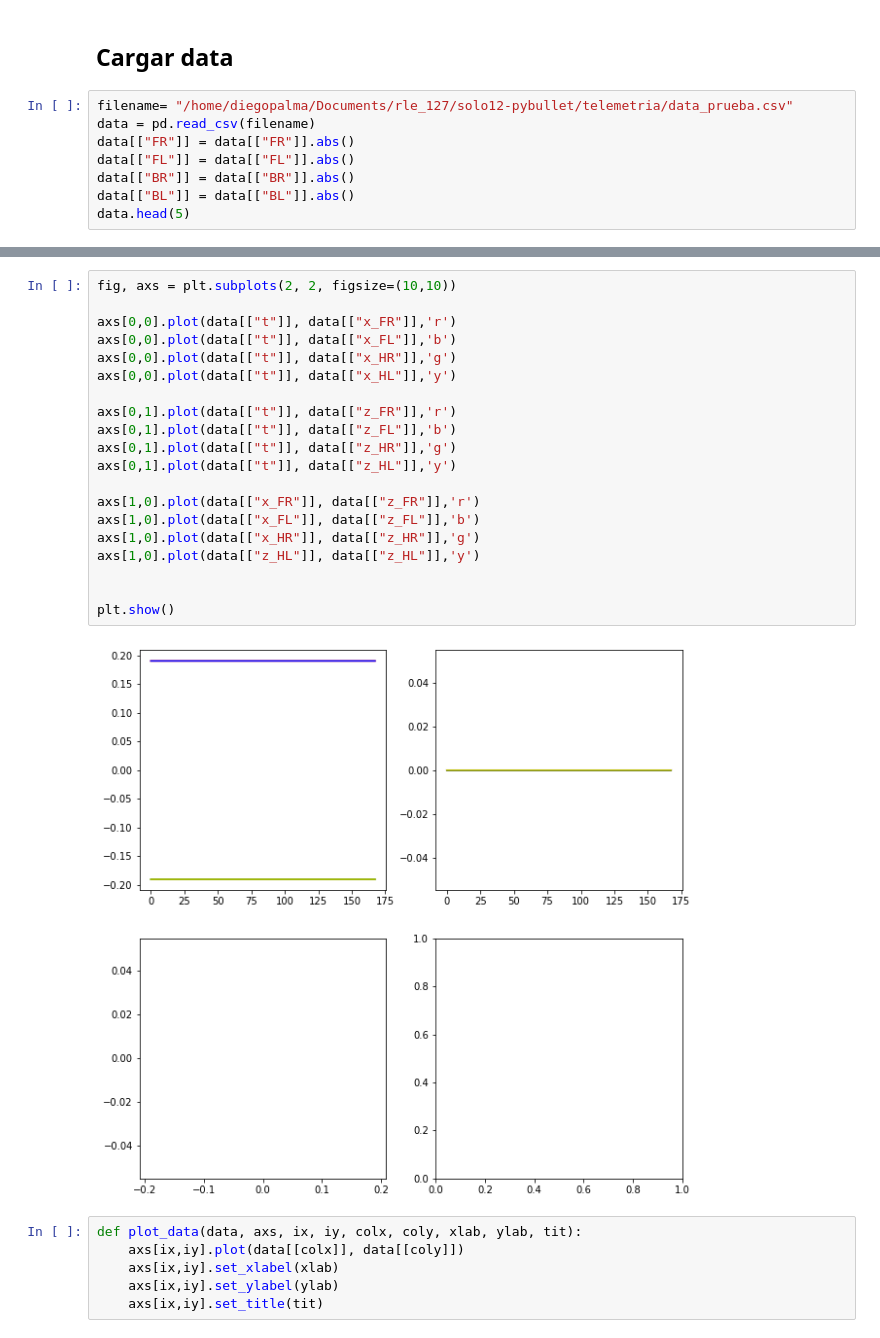
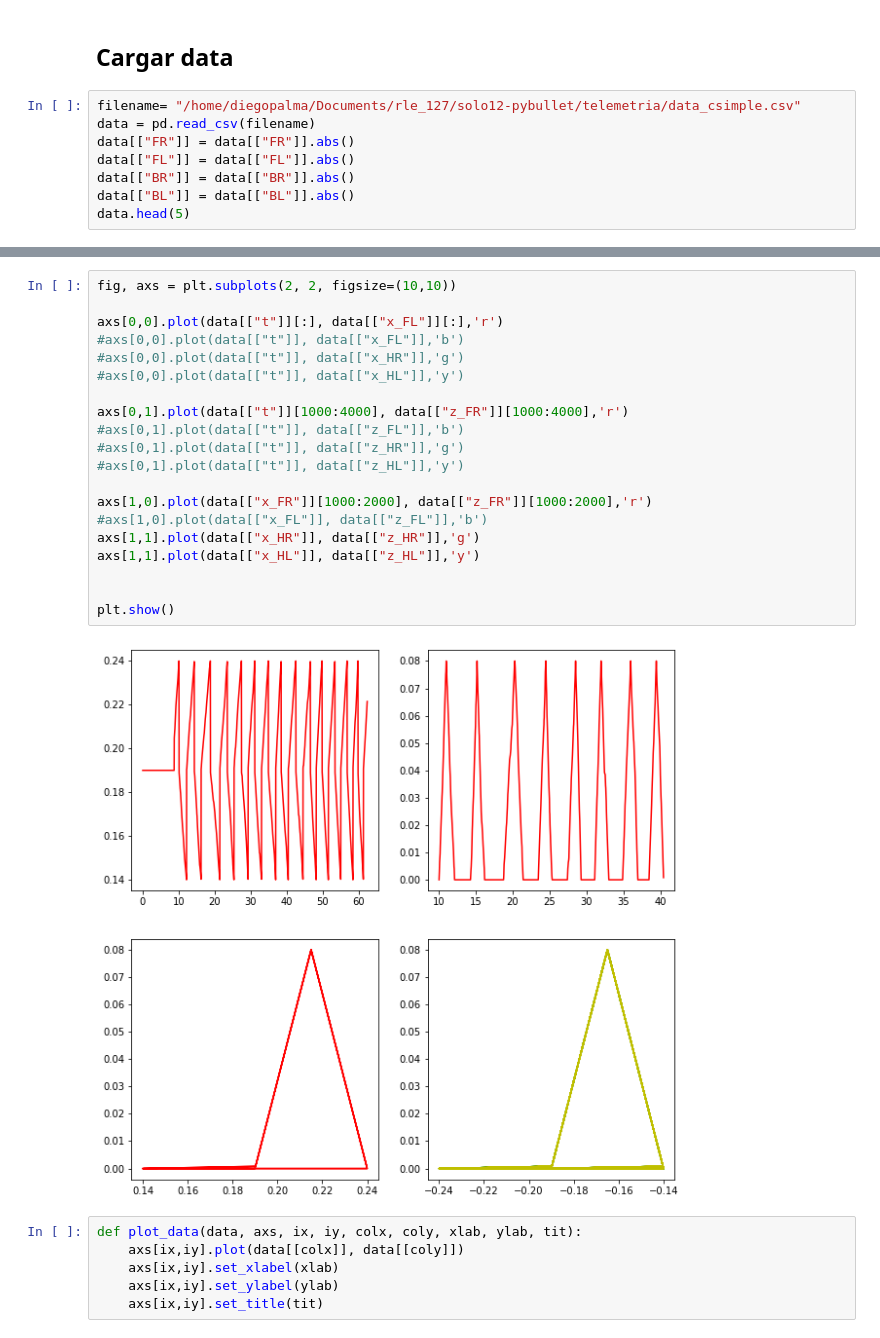
Before and after one commit to DPR00/rle_127, a Jupyter notebook: solo12-pybullet/solo_pybullet/graficar.ipynb, the cells around one changed output, grey strips where cells are left out. Saved outputs shown, nothing was run; the diff lists cells and outputs as text.

```diff
--- a/solo12-pybullet/solo_pybullet/graficar.ipynb
+++ b/solo12-pybullet/solo_pybullet/graficar.ipynb
@@ -7,7 +7,7 @@ import pandas as pd
 # %% [markdown]
 ## Cargar data
 # %%
-filename= "/home/diegopalma/Documents/rle_127/solo12-pybullet/telemetria/data_prueba.csv"
+filename= "/home/diegopalma/Documents/rle_127/solo12-pybullet/telemetria/data_csimple.csv"
 data = pd.read_csv(filename)
 data[["FR"]] = data[["FR"]].abs()
 data[["FL"]] = data[["FL"]].abs()
@@ -25,25 +25,25 @@ data.head(5)
 # %%
 fig, axs = plt.subplots(2, 2, figsize=(10,10))
 
-axs[0,0].plot(data[["t"]], data[["x_FR"]],'r')
-axs[0,0].plot(data[["t"]], data[["x_FL"]],'b')
-axs[0,0].plot(data[["t"]], data[["x_HR"]],'g')
-axs[0,0].plot(data[["t"]], data[["x_HL"]],'y')
+axs[0,0].plot(data[["t"]][:], data[["x_FL"]][:],'r')
+#axs[0,0].plot(data[["t"]], data[["x_FL"]],'b')
+#axs[0,0].plot(data[["t"]], data[["x_HR"]],'g')
+#axs[0,0].plot(data[["t"]], data[["x_HL"]],'y')
 
-axs[0,1].plot(data[["t"]], data[["z_FR"]],'r')
-axs[0,1].plot(data[["t"]], data[["z_FL"]],'b')
-axs[0,1].plot(data[["t"]], data[["z_HR"]],'g')
-axs[0,1].plot(data[["t"]], data[["z_HL"]],'y')
+axs[0,1].plot(data[["t"]][1000:4000], data[["z_FR"]][1000:4000],'r')
+#axs[0,1].plot(data[["t"]], data[["z_FL"]],'b')
+#axs[0,1].plot(data[["t"]], data[["z_HR"]],'g')
+#axs[0,1].plot(data[["t"]], data[["z_HL"]],'y')
 
-axs[1,0].plot(data[["x_FR"]], data[["z_FR"]],'r')
-axs[1,0].plot(data[["x_FL"]], data[["z_FL"]],'b')
-axs[1,0].plot(data[["x_HR"]], data[["z_HR"]],'g')
-axs[1,0].plot(data[["z_HL"]], data[["z_HL"]],'y')
+axs[1,0].plot(data[["x_FR"]][1000:2000], data[["z_FR"]][1000:2000],'r')
+#axs[1,0].plot(data[["x_FL"]], data[["z_FL"]],'b')
+axs[1,1].plot(data[["x_HR"]], data[["z_HR"]],'g')
+axs[1,1].plot(data[["x_HL"]], data[["z_HL"]],'y')
 
 
 plt.show()
 # %% [output]
-[figure, old version]
+[figure, new version]
 # %%
 def plot_data(data, axs, ix, iy, colx, coly, xlab, ylab, tit):
     axs[ix,iy].plot(data[[colx]], data[[coly]])
```
Also changed, not shown: parts of 3 cells of this notebook, 8 other files.
